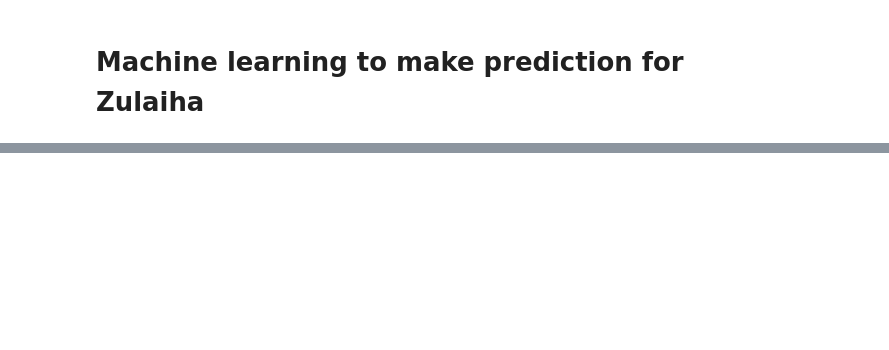
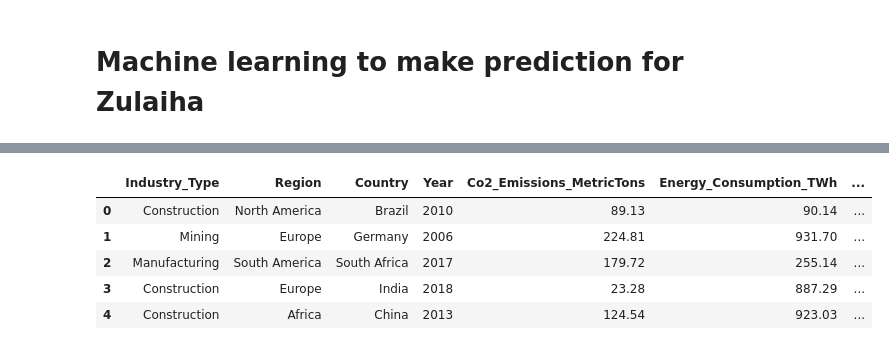
Before and after one commit to nmawulorm/iot-encryption-optimization, a Jupyter notebook: zulaiha/machine-learning.ipynb, the cells around one changed output, grey strips where cells are left out. Cells and saved outputs as stored; diff of their text form; code cells hidden in the pictures; blank space fills up the shorter version.

```diff
--- a/zulaiha/machine-learning.ipynb
+++ b/zulaiha/machine-learning.ipynb
@@ -4,4 +4,4 @@
 import sklearn as sk
 import pandas as pd
 # %%
-pd.read_csv("Co2_Emissions_by_Sectors.csv")
+df = pd.read_csv("Co2_Emissions_by_Sectors.csv")
@@ -21,0 +8,9 @@ pd.read_csv("Co2_Emissions_by_Sectors.csv")
+# %%
+df.head()
+# %% [output]
+|  | Industry_Type | Region | Country | Year | Co2_Emissions_MetricTons | Energy_Consumption_TWh | ... |
+| 0 | Construction | North America | Brazil | 2010 | 89.13 | 90.14 | ... |
+| 1 | Mining | Europe | Germany | 2006 | 224.81 | 931.70 | ... |
+| 2 | Manufacturing | South America | South Africa | 2017 | 179.72 | 255.14 | ... |
+| 3 | Construction | Europe | India | 2018 | 23.28 | 887.29 | ... |
+| 4 | Construction | Africa | China | 2013 | 124.54 | 923.03 | ... |
```
Also changed, not shown: parts of 10 cells of this notebook.
